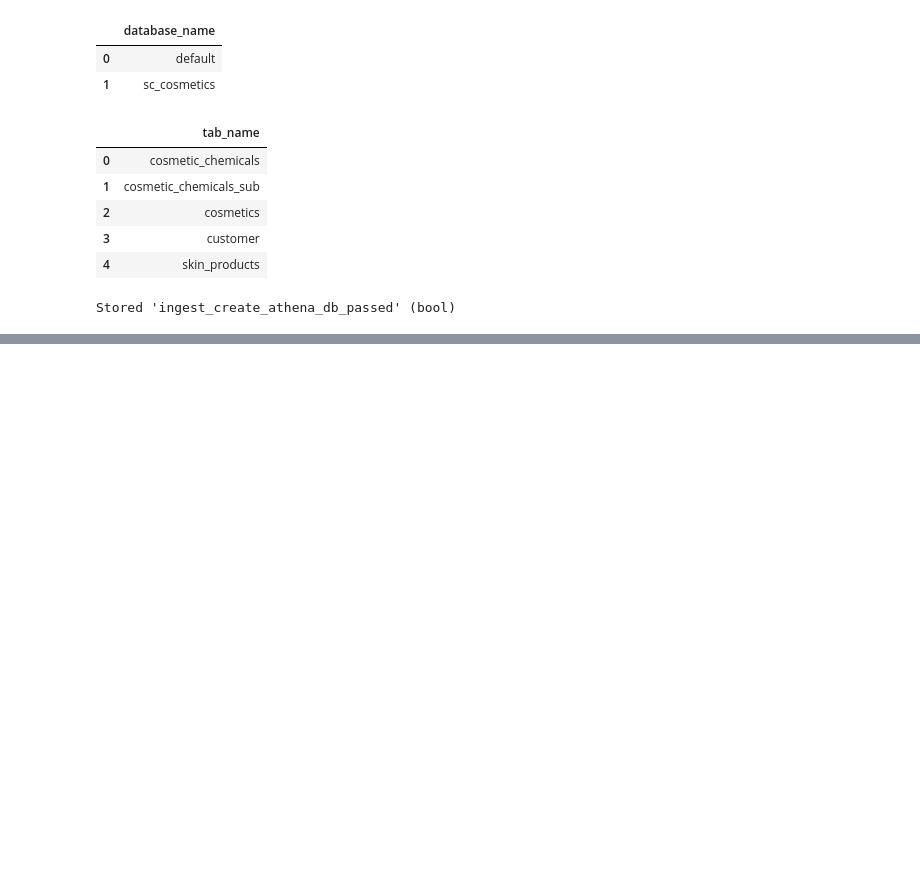
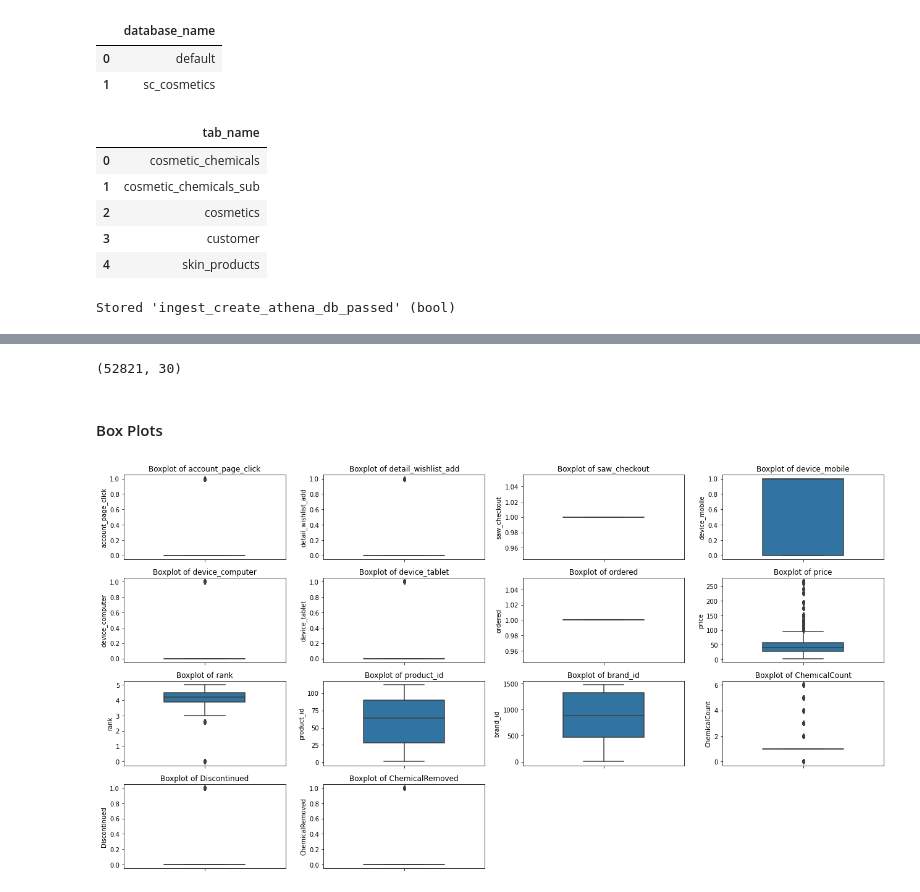
Before and after one commit to samantharivas/sc-cosmetics, a Jupyter notebook: SC-Cosmetics.ipynb, the cells around one changed output, grey strips where cells are left out. Drawn from its saved outputs; the diff is of its cells as text; code cells hidden in the pictures; blank space fills up the shorter version.

```diff
--- a/SC-Cosmetics.ipynb
+++ b/SC-Cosmetics.ipynb
@@ -451,0 +544,3 @@ sc_df.sample(n=25, random_state=42)
+# %%
+# drop rows with misisng data
+sc_df.dropna(inplace=True)
@@ -451,0 +556,28 @@ sc_df.sample(n=25, random_state=42)
+# %%
+sc_df.shape #30 columns and 52821 rows of data
+# %% [output]
+(52821, 30)
+# %% [markdown]
+#### Box Plots
+# %%
+# list numerical predictors to create boxplots
+predictors = numerical_predictors = [
+    'account_page_click','detail_wishlist_add', 'saw_checkout', 'device_mobile',
+    'device_computer', 'device_tablet', 'ordered', 'price', 'rank', 'product_id',
+    'brand_id', 'ChemicalCount', 'Discontinued', 'ChemicalRemoved'
+]
+
+# create figure for boxplots subplots
+plt.figure(figsize=(18, 14))
+
+# create boxplots for each predictor
+for i, predictor in enumerate(predictors):
+    plt.subplot(6, 4, i + 1)
+    sns.boxplot(data=sc_df, y=predictor, width=0.5)
+    plt.title(f'Boxplot of {predictor}')
+    plt.ylabel(predictor)
+
+plt.tight_layout()
+plt.show()
+# %% [output]
+[figure, added]
```
Also changed, not shown: parts of 38 cells of this notebook.
